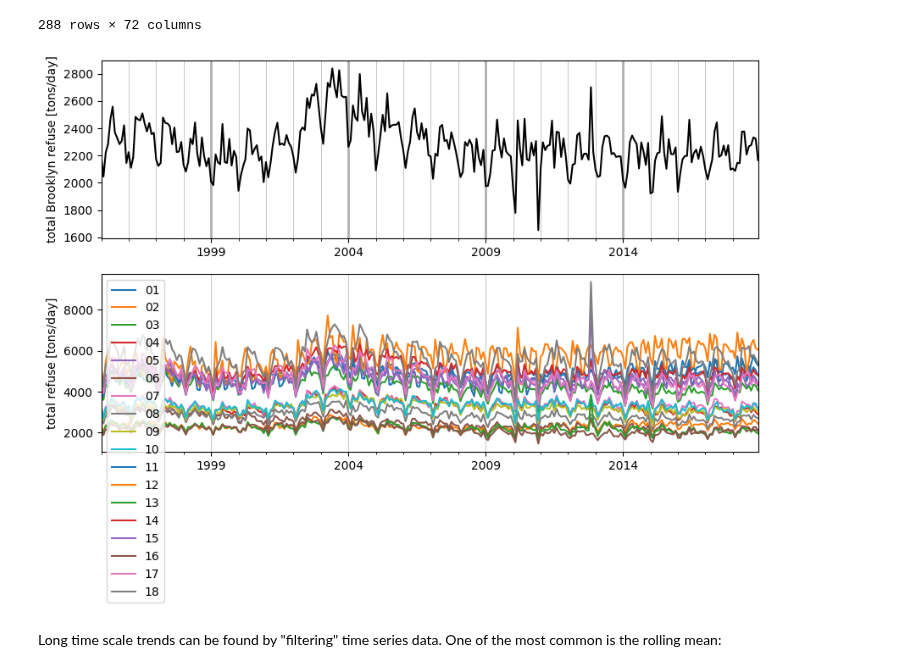
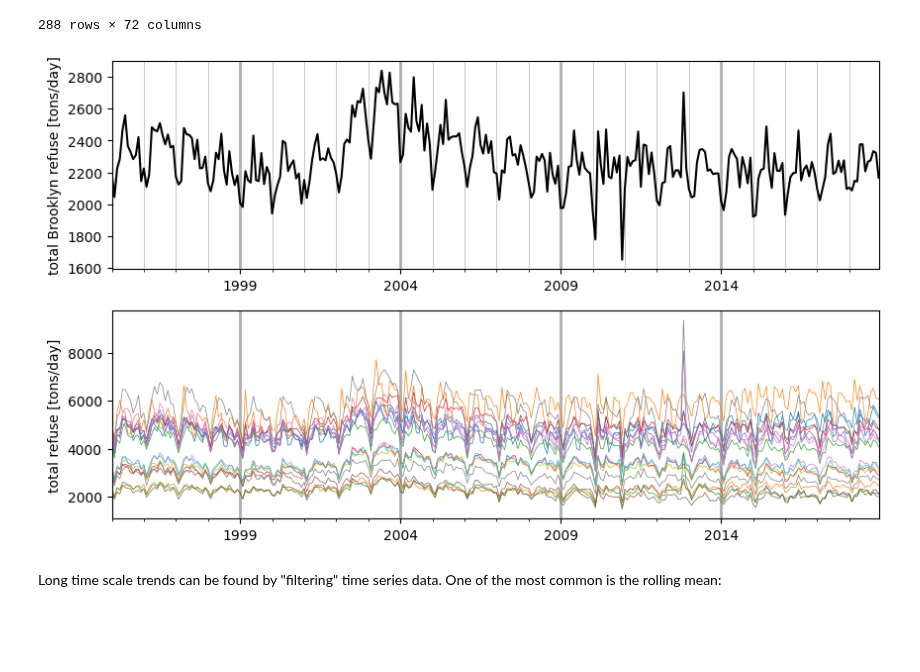
Before and after one commit to ReidelVichot/DSTEP23, a Jupyter notebook: week_5/dstep23_dsny_trash_part2_rvichot.ipynb, the cells around one changed output. Saved outputs shown, nothing was run; the diff lists cells and outputs as text; code cells hidden in the pictures; blank space fills up the shorter version.

```diff
--- a/week_5/dstep23_dsny_trash_part2_rvichot.ipynb
+++ b/week_5/dstep23_dsny_trash_part2_rvichot.ipynb
@@ -198,28 +198,25 @@ bk_dist.unstack("district")
 | 2018-12-01 | 5289.1 | 2433.7 | 4068.9 | 2896.1 | 4381.4 | 2099.5 | 3176.2 | 2709.2 | 3057.5 | 3150.1 | ... | ... |
 288 rows × 72 columns
 # %%
-##STILL HAVE TO FIX THIS ONE>>>>>RV
-
 # -- plot total refuse and refuse of individual districts
 fig, ax = plt.subplots(2, 1, figsize=(10, 6))
 
 bk_ts.plot(y="refuse", legend=False, color="k", ax=ax[0])
 ax[0].grid(axis="x", which="major", lw=2)
 ax[0].grid(axis="x", which="minor", lw=0.5)
 ax[0].set_xlabel("")
 ax[0].set_ylabel("total Brooklyn refuse [tons/day]")
 
 bkdist = bk.groupby(["district", "month"]).sum(numeric_only=True)
-bkdist.unstack("district").plot(y="refuse",ax=ax[1])
+bkdist.unstack("district").plot(y="refuse", lw=0.5, legend=False, ax=ax[1])
 
-ax[1].grid(axis="x", which="major", lw=0.5)
+ax[1].grid(axis="x", which="major", lw=2)
 ax[1].set_xlabel("")
 ax[1].set_ylabel("total refuse [tons/day]")
-ax[1].legend(loc="upper left")
 
 fig.show()
 # %% [output]
-[figure, old version]
+[figure, new version]
 # %% [markdown]
 Long time scale trends can be found by "filtering" time series data.  One of the most common is the rolling mean:
 # %%
```
Also changed, not shown: parts of 7 cells of this notebook.
